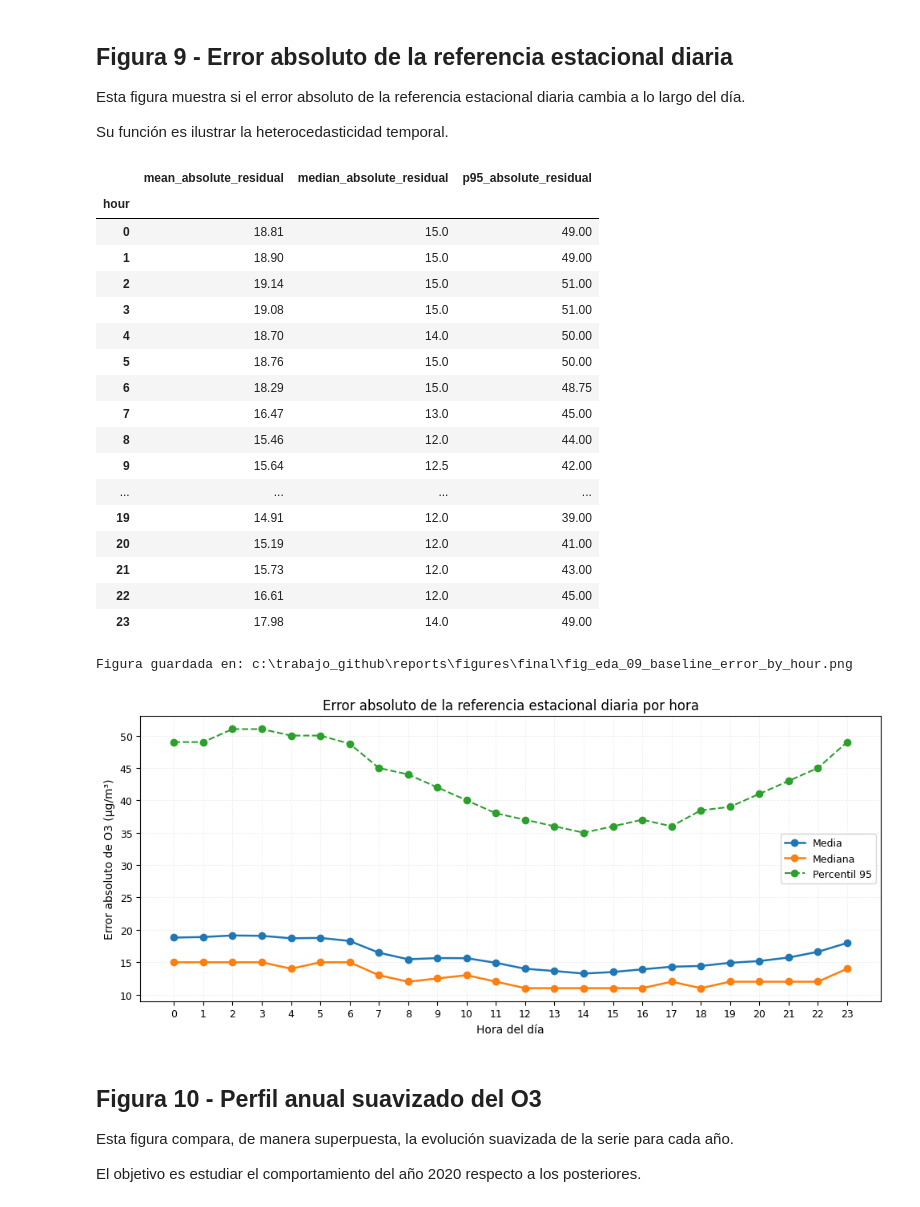
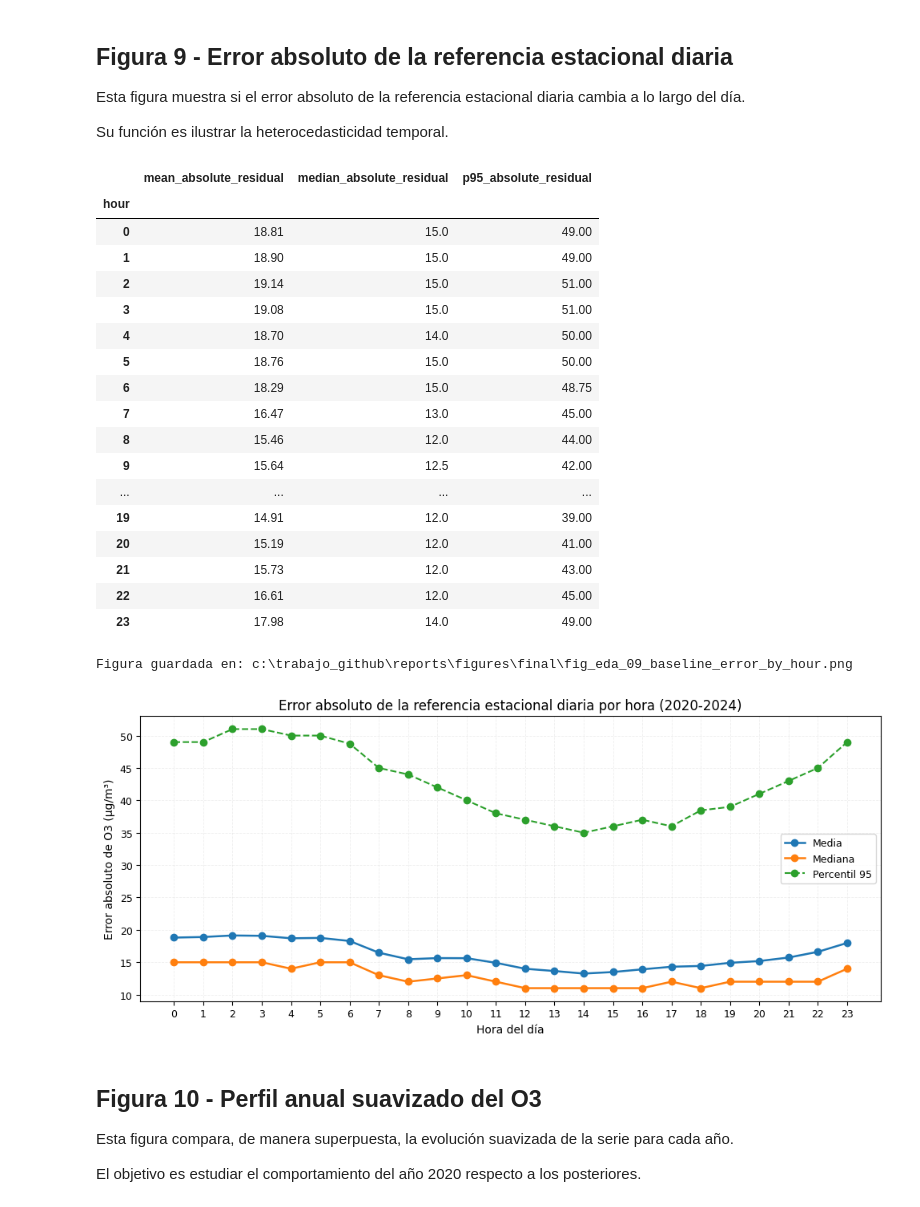
Before and after one commit to hipenation2142/trabajo, a Jupyter notebook: notebooks/01b_eda_final_figures.ipynb, the cells around one changed output. Cells and saved outputs as stored; diff of their text form; code cells hidden in the pictures.

```diff
--- a/notebooks/01b_eda_final_figures.ipynb
+++ b/notebooks/01b_eda_final_figures.ipynb
@@ -1053,40 +1053,40 @@ ax.plot(
     label="Percentil 95",
 )
 
-ax.set_title("Error absoluto de la referencia estacional diaria por hora")
+ax.set_title("Error absoluto de la referencia estacional diaria por hora (2020-2024)")
 ax.set_xlabel("Hora del día")
 ax.set_ylabel("Error absoluto de O3 (µg/m³)")
 ax.set_xticks(range(24))
 ax.legend()
 
 ax.grid(linestyle="--", alpha=0.20, linewidth=0.6)
 
 fig.tight_layout()
 
 save_final_figure(fig, "fig_eda_09_baseline_error_by_hour.png")
 
 plt.show()
 # %% [output]
 |  | mean_absolute_residual | median_absolute_residual | p95_absolute_residual |
 | hour |  |  |  |
 | 0 | 18.81 | 15.0 | 49.00 |
 | 1 | 18.90 | 15.0 | 49.00 |
 | 2 | 19.14 | 15.0 | 51.00 |
 | 3 | 19.08 | 15.0 | 51.00 |
 | 4 | 18.70 | 14.0 | 50.00 |
 | 5 | 18.76 | 15.0 | 50.00 |
 | 6 | 18.29 | 15.0 | 48.75 |
 | 7 | 16.47 | 13.0 | 45.00 |
 | 8 | 15.46 | 12.0 | 44.00 |
 | 9 | 15.64 | 12.5 | 42.00 |
 | ... | ... | ... | ... |
 | 19 | 14.91 | 12.0 | 39.00 |
 | 20 | 15.19 | 12.0 | 41.00 |
 | 21 | 15.73 | 12.0 | 43.00 |
 | 22 | 16.61 | 12.0 | 45.00 |
 | 23 | 17.98 | 14.0 | 49.00 |
 Figura guardada en: c:\trabajo_github\reports\figures\final\fig_eda_09_baseline_error_by_hour.png
-[figure, old version]
+[figure, new version]
 # %% [markdown]
 ## Figura 10 - Perfil anual suavizado del O3
 
```
Also changed, not shown: parts of 4 cells of this notebook, 5 other files.
